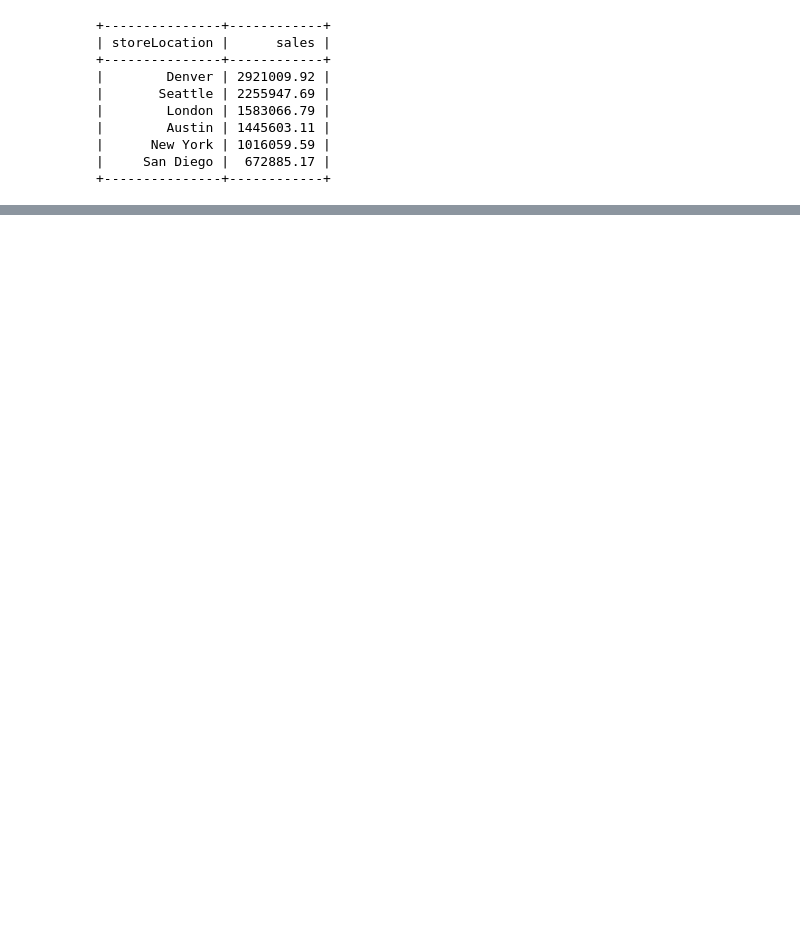
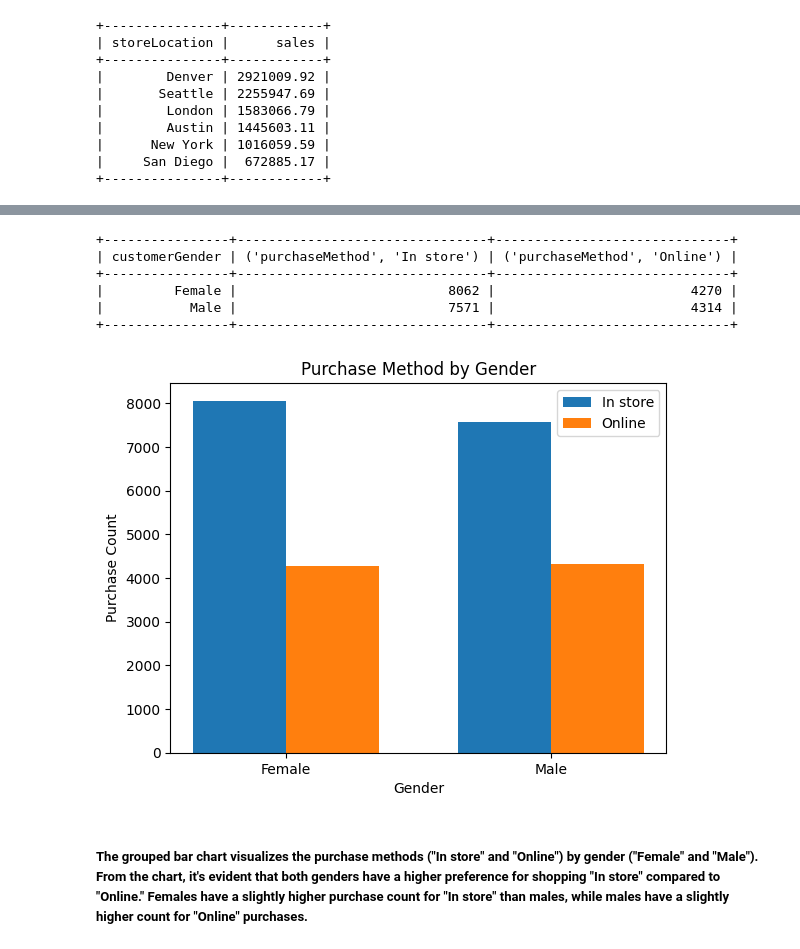
Before and after one commit to Tanat04/MongoDB-Supplies-Data-Analysis, a Jupyter notebook: supplies-data-analysis.ipynb, the cells around one changed output, grey strips where cells are left out. Saved outputs shown, nothing was run; the diff lists cells and outputs as text; code cells hidden in the pictures; blank space fills up the shorter version.

```diff
--- a/supplies-data-analysis.ipynb
+++ b/supplies-data-analysis.ipynb
@@ -268,0 +298,59 @@ Freq: M, Name: sales, dtype: float64
+# %%
+# Drop the 'Phone' column
+purchased_method_gender_table = purchased_method_gender_table['purchaseMethod'].drop(columns='Phone')
+purchased_method_gender_table.columns = pd.MultiIndex.from_product([["purchaseMethod"], purchased_method_gender_table.columns])
+
+# Convert the modified DataFrame to a tabular format
+purchase_method_table_without_phone = tabulate(purchased_method_gender_table, headers='keys', tablefmt='pretty', stralign="right")
+
+print(purchase_method_table_without_phone)
+# %% [output]
++----------------+--------------------------------+------------------------------+
+| customerGender | ('purchaseMethod', 'In store') | ('purchaseMethod', 'Online') |
++----------------+--------------------------------+------------------------------+
+|         Female |                           8062 |                         4270 |
+|           Male |                           7571 |                         4314 |
++----------------+--------------------------------+------------------------------+
+# %%
+import matplotlib.pyplot as plt
+
+# Data for plotting
+gender_purchase_data = {
+    'Gender': ['Female', 'Male'],
+    'In store': [8062, 7571],
+    'Online': [4270, 4314]
+}
+
+# Convert data to a DataFrame
+import pandas as pd
+df = pd.DataFrame(gender_purchase_data)
+
+# Set the bar width
+bar_width = 0.35
+
+# Set the positions and width for the bars
+x = range(len(df['Gender']))
+x_instore = [i - bar_width/2 for i in x]
+x_online = [i + bar_width/2 for i in x]
+
+# Create the figure and axis
+fig, ax = plt.subplots()
+
+# Plot the bars
+bar1 = ax.bar(x_instore, df['In store'], bar_width, label='In store')
+bar2 = ax.bar(x_online, df['Online'], bar_width, label='Online')
+
+# Add labels, title, and legend
+ax.set_xlabel('Gender')
+ax.set_ylabel('Purchase Count')
+ax.set_title('Purchase Method by Gender')
+ax.set_xticks(x)
+ax.set_xticklabels(df['Gender'])
+ax.legend()
+
+# Show the plot
+plt.show()
+# %% [output]
+[figure, added]
+# %% [markdown]
+##### The grouped bar chart visualizes the purchase methods ("In store" and "Online") by gender ("Female" and "Male"). From the chart, it's evident that both genders have a higher preference for shopping "In store" compared to "Online." Females have a slightly higher purchase count for "In store" than males, while males have a slightly higher count for "Online" purchases.
```
Also changed, not shown: parts of 18 cells of this notebook.
